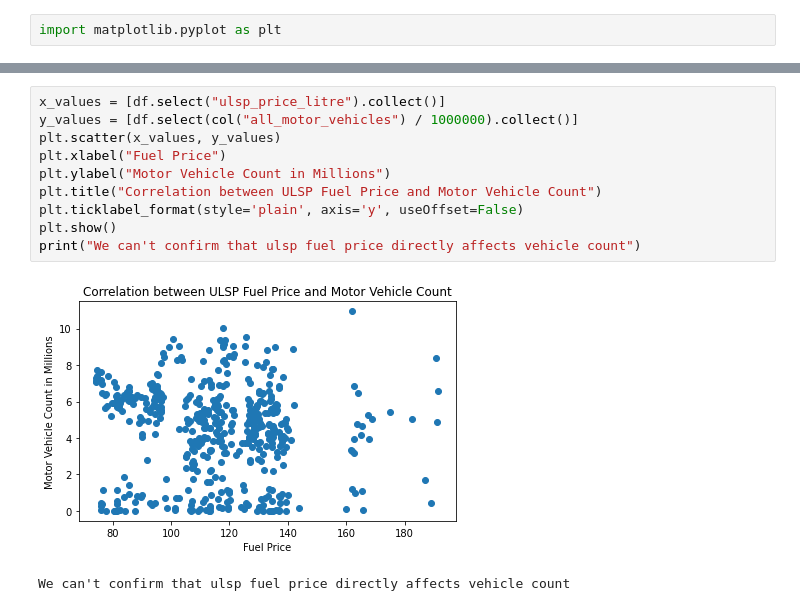
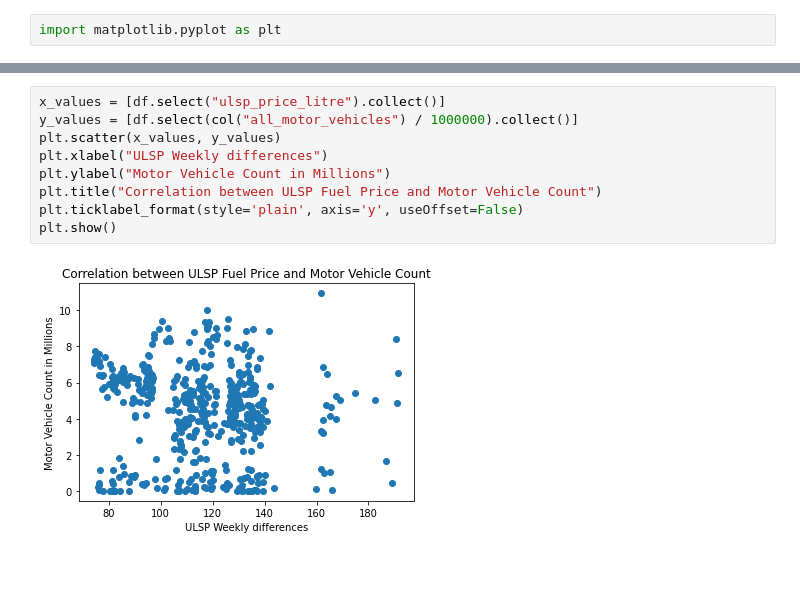
Before and after one commit to matiasgarpal/MyOwnPortfolio, a Jupyter notebook: PySpark/UK_Traffic_Data/data_engineering.ipynb, the cells around one changed output, grey strips where cells are left out. Cells and saved outputs as stored; diff of their text form; blank space fills up the shorter version.

Commit message:
Replacing last analyses by weekly differences instead of actual

```diff
--- a/PySpark/UK_Traffic_Data/data_engineering.ipynb
+++ b/PySpark/UK_Traffic_Data/data_engineering.ipynb
@@ -573,13 +588,11 @@ import matplotlib.pyplot as plt
 # %%
 x_values = [df.select("ulsp_price_litre").collect()]
 y_values = [df.select(col("all_motor_vehicles") / 1000000).collect()]
 plt.scatter(x_values, y_values)
-plt.xlabel("Fuel Price")
+plt.xlabel("ULSP Weekly differences")
 plt.ylabel("Motor Vehicle Count in Millions")
 plt.title("Correlation between ULSP Fuel Price and Motor Vehicle Count")
 plt.ticklabel_format(style='plain', axis='y', useOffset=False)
 plt.show()
-print("We can't confirm that ulsp fuel price directly affects vehicle count")
 # %% [output]
-[figure, old version]
+[figure, new version]
-We can't confirm that ulsp fuel price directly affects vehicle count
```
Also changed, not shown: parts of 9 cells of this notebook.
